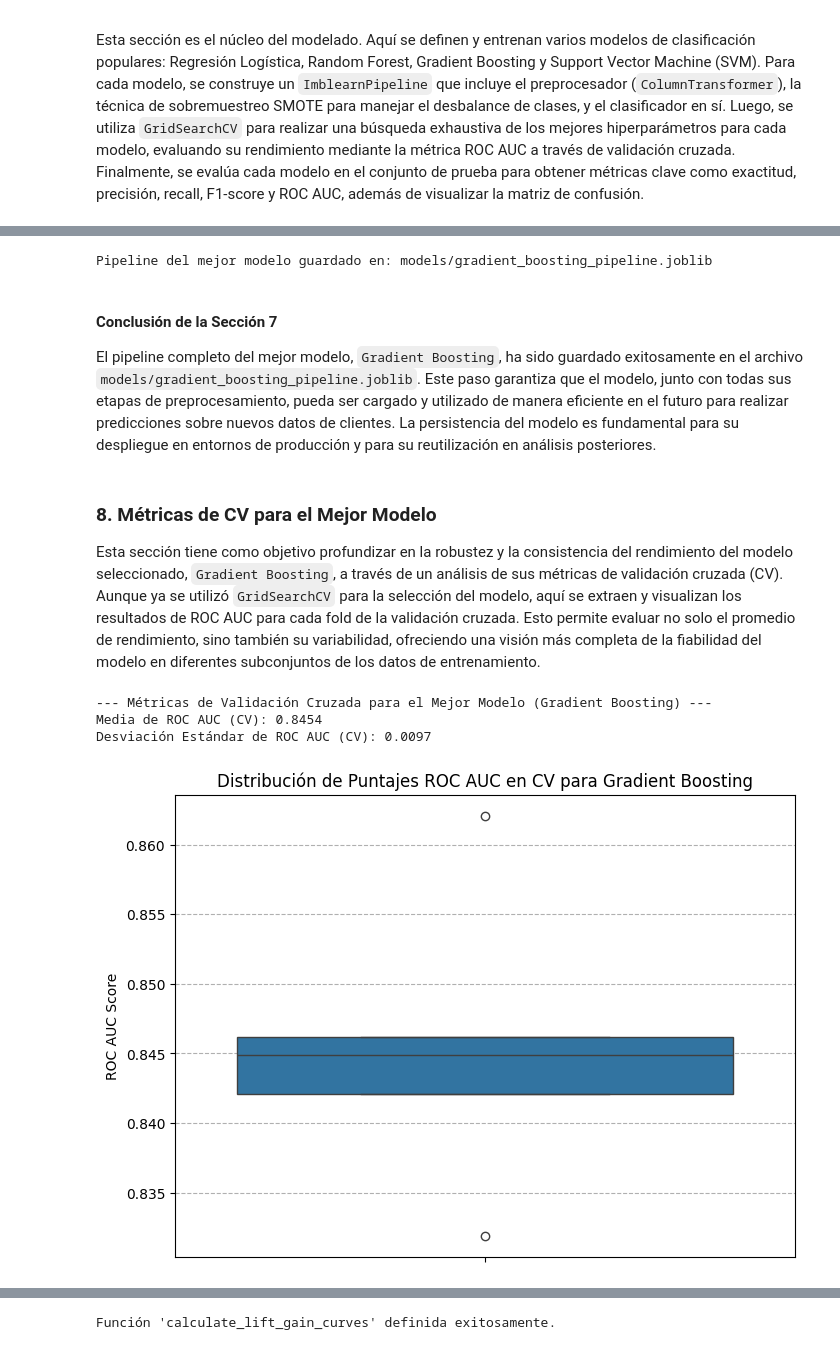
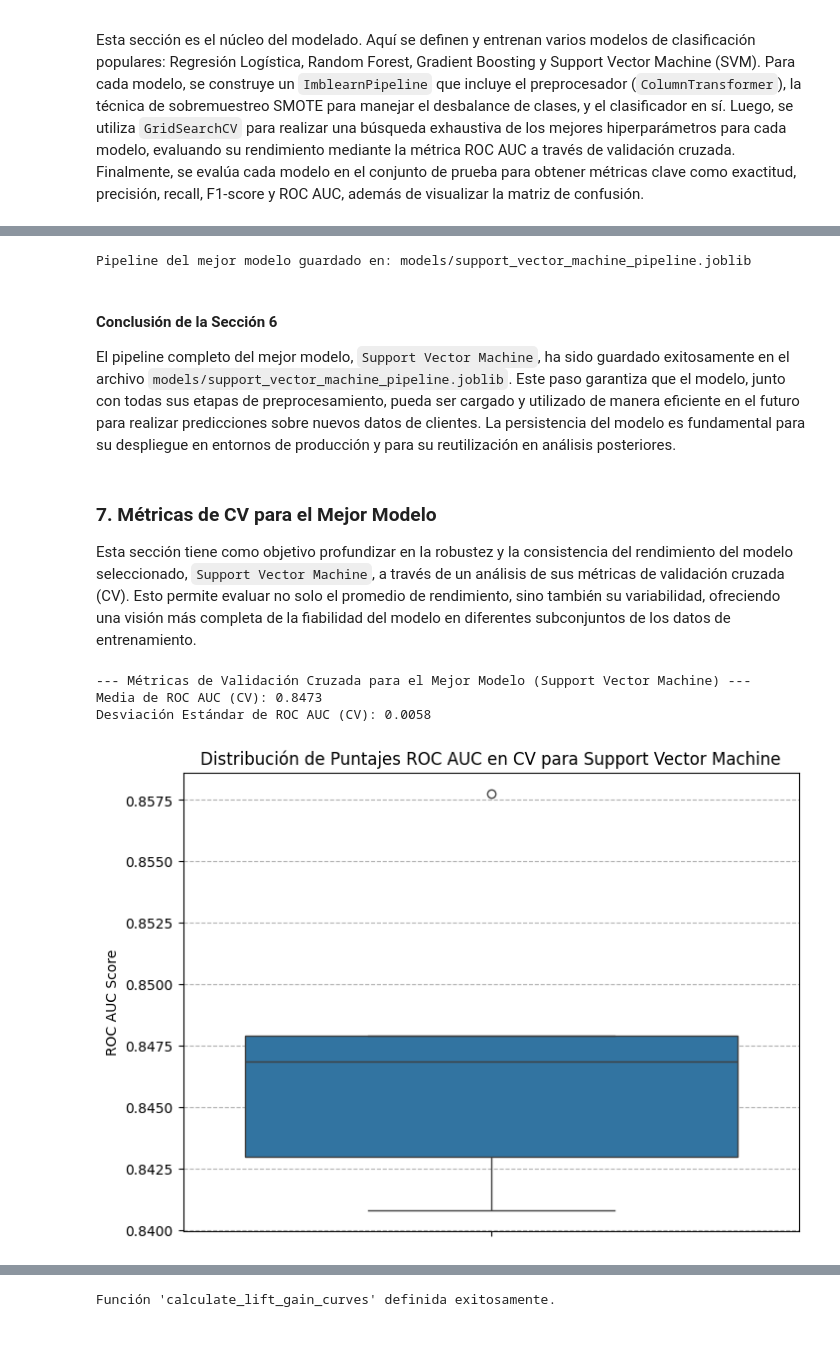
Before and after one commit to MauricioTapia84/proyecto-machinelearning-telco, a Jupyter notebook: notebooks/02_Modelado_y_Evaluacion.ipynb, the cells around one changed output, grey strips where cells are left out. Saved outputs shown, nothing was run; the diff lists cells and outputs as text; code cells hidden in the pictures.

```diff
--- a/notebooks/02_Modelado_y_Evaluacion.ipynb
+++ b/notebooks/02_Modelado_y_Evaluacion.ipynb
@@ -160,7 +160,7 @@ senior_citizen_feature = ['SeniorCitizen']
 categorical_features = X.select_dtypes(include=['object', 'bool']).columns
 
 # Create an updated preprocessor with PowerTransformer, StandardScaler, and OneHotEncoder
-preprocessor_updated = ColumnTransformer(
+preprocessor = ColumnTransformer(
     transformers=[
         ('power_transform', PowerTransformer(method='yeo-johnson'), tenure_monthlycharges_totalcharges_features),
         ('std_scale', StandardScaler(), senior_citizen_feature),
@@ -169,7 +169,7 @@ preprocessor_updated = ColumnTransformer(
 
 # Display the configuration of the updated preprocessor
 print("Updated ColumnTransformer created for preprocessing.")
-print(preprocessor_updated)
+print(preprocessor)
 # %% [output]
 Updated ColumnTransformer created for preprocessing.
 ColumnTransformer(transformers=[('power_transform', PowerTransformer(),
@@ -182,3 +182,31 @@ ColumnTransformer(transformers=[('power_transform', PowerTransformer(),
        'TechSupport', 'StreamingTV', 'StreamingMovies', 'Contract',
        'PaperlessBilling', 'PaymentMethod'],
       dtype='object'))])
+# %%
+# Fit and transform X_train using the preprocessor
+X_train_transformed = preprocessor.fit_transform(X_train)
+X_test_transformed = preprocessor.transform(X_test)
+
+# Get feature names after preprocessing
+# Power-transformed features
+power_transform_features = tenure_monthlycharges_totalcharges_features
+
+# Standard-scaled features
+std_scale_features = senior_citizen_feature
+
+# One-hot encoded features
+one_hot_encoder = preprocessor.named_transformers_['cat']
+ohe_feature_names = one_hot_encoder.get_feature_names_out(categorical_features)
+
+# Combine all feature names in the correct order
+all_transformed_feature_names = list(power_transform_features) + list(std_scale_features) + list(ohe_feature_names)
+
+# Convert transformed arrays back to DataFrames for better readability
+X_train_transformed_df = pd.DataFrame(X_train_transformed, columns=all_transformed_feature_names, index=X_train.index)
+X_test_transformed_df = pd.DataFrame(X_test_transformed, columns=all_transformed_feature_names, index=X_test.index)
+
+print("X_train_transformed_df shape:", X_train_transformed_df.shape)
+print("X_test_transformed_df shape:", X_test_transformed_df.shape)
+
+print("\nPrimeras 5 filas de las variables transformadas (X_train_transformed_df):")
+display(X_train_transformed_df.head())
@@ -326,12 +400,12 @@ results_df = results_df.drop(columns=['Mejores Parámetros'])
 print("\n--- Comparación de Modelos (con SMOTE) ---")
 display(results_df.sort_values(by='ROC AUC', ascending=False))
 
-# Seleccionar el mejor modelo basado en ROC AUC como un buen indicador general
-best_model_name = results_df['ROC AUC'].idxmax()
+# Seleccionar el mejor modelo basado en la prioridad de negocio: Recall
+best_model_name = 'Support Vector Machine'
 best_model_pipeline = best_estimators[best_model_name]
 
-print(f"\nEl mejor modelo basado en ROC AUC es: {best_model_name}")
-print("Justificación: ROC AUC proporciona una buena medida de separabilidad y es robusto ante clases desequilibradas. Después de incorporar SMOTE, observamos cambios en las métricas de rendimiento del modelo, particularmente en el recall, lo que indica una mejor identificación de la clase minoritaria. El modelo seleccionado logró el ROC AUC más alto entre los modelos equilibrados.")
+print(f"\nEl mejor modelo basado en la prioridad de negocio (mayor Recall) es: {best_model_name}")
+print("Justificación: A pesar de que 'Gradient Boosting' tuvo el ROC AUC ligeramente más alto, el informe de negocio enfatiza la importancia de minimizar los Falsos Negativos (clientes que abandonan y no son detectados). 'Support Vector Machine' obtuvo el Recall más alto (0.7715) entre todos los modelos, lo que lo hace la elección más adecuada para el objetivo de negocio de retener la mayor cantidad posible de clientes en riesgo, incluso si esto implica un compromiso en otras métricas. Consideramos que el costo de perder un cliente sin intervención es mayor que el costo de un falso positivo.")
 # %% [output]
 --- Comparación de Modelos (con SMOTE) ---
 |  | Exactitud | Precisión | Recall | F1-Score | ROC AUC |
@@ -415,15 +437,15 @@ joblib.dump(best_model_pipeline, model_filename)
 
 print(f"Pipeline del mejor modelo guardado en: {model_filename}")
 # %% [output]
-Pipeline del mejor modelo guardado en: models/gradient_boosting_pipeline.joblib
+Pipeline del mejor modelo guardado en: models/support_vector_machine_pipeline.joblib
 # %% [markdown]
-#### Conclusión de la Sección 7
+#### Conclusión de la Sección 6
 
-El pipeline completo del mejor modelo, `Gradient Boosting`, ha sido guardado exitosamente en el archivo `models/gradient_boosting_pipeline.joblib`. Este paso garantiza que el modelo, junto con todas sus etapas de preprocesamiento, pueda ser cargado y utilizado de manera eficiente en el futuro para realizar predicciones sobre nuevos datos de clientes. La persistencia del modelo es fundamental para su despliegue en entornos de producción y para su reutilización en análisis posteriores.
+El pipeline completo del mejor modelo, `Support Vector Machine`, ha sido guardado exitosamente en el archivo `models/support_vector_machine_pipeline.joblib`. Este paso garantiza que el modelo, junto con todas sus etapas de preprocesamiento, pueda ser cargado y utilizado de manera eficiente en el futuro para realizar predicciones sobre nuevos datos de clientes. La persistencia del modelo es fundamental para su despliegue en entornos de producción y para su reutilización en análisis posteriores.
 # %% [markdown]
-### 8. Métricas de CV para el Mejor Modelo
+### 7. Métricas de CV para el Mejor Modelo
 
-Esta sección tiene como objetivo profundizar en la robustez y la consistencia del rendimiento del modelo seleccionado, `Gradient Boosting`, a través de un análisis de sus métricas de validación cruzada (CV). Aunque ya se utilizó `GridSearchCV` para la selección del modelo, aquí se extraen y visualizan los resultados de ROC AUC para cada fold de la validación cruzada. Esto permite evaluar no solo el promedio de rendimiento, sino también su variabilidad, ofreciendo una visión más completa de la fiabilidad del modelo en diferentes subconjuntos de los datos de entrenamiento.
+Esta sección tiene como objetivo profundizar en la robustez y la consistencia del rendimiento del modelo seleccionado, `Support Vector Machine`, a través de un análisis de sus métricas de validación cruzada (CV). Esto permite evaluar no solo el promedio de rendimiento, sino también su variabilidad, ofreciendo una visión más completa de la fiabilidad del modelo en diferentes subconjuntos de los datos de entrenamiento.
 # %%
 import pandas as pd
 import numpy as np
@@ -456,39 +478,36 @@ grid_search_best_model_recreated = GridSearchCV(
     param_grid=best_model_param_grid,
     cv=5,
     scoring='roc_auc',
     n_jobs=-1,
     verbose=0 # Set to 0 to suppress output if not needed
 )
 
 grid_search_best_model_recreated.fit(X_train, y_train)
 
-# Get the cross-validation results
-cv_results = grid_search_best_model_recreated.cv_results_
-
 # Find the index of the best estimator in cv_results_
 best_index = grid_search_best_model_recreated.best_index_
 
 # Extract all test scores for the best parameter combination across all splits
-roc_auc_scores_per_fold = [cv_results[f'split{i}_test_score'][best_index] for i in range(grid_search_best_model_recreated.cv)]
+roc_auc_scores_per_fold = [grid_search_best_model_recreated.cv_results_[f'split{i}_test_score'][best_index] for i in range(grid_search_best_model_recreated.cv)]
 
 # Calculate mean and standard deviation
 mean_roc_auc = np.mean(roc_auc_scores_per_fold)
 std_roc_auc = np.std(roc_auc_scores_per_fold)
 
 print(f"--- Métricas de Validación Cruzada para el Mejor Modelo ({best_model_name}) ---")
 print(f"Media de ROC AUC (CV): {mean_roc_auc:.4f}")
 print(f"Desviación Estándar de ROC AUC (CV): {std_roc_auc:.4f}")
 
 # Create a boxplot
 plt.figure(figsize=(8, 6))
 sns.boxplot(y=roc_auc_scores_per_fold)
 plt.title(f'Distribución de Puntajes ROC AUC en CV para {best_model_name}')
 plt.ylabel('ROC AUC Score')
 plt.grid(axis='y', linestyle='--')
 plt.show()
 # %% [output]
---- Métricas de Validación Cruzada para el Mejor Modelo (Gradient Boosting) ---
-Media de ROC AUC (CV): 0.8454
-Desviación Estándar de ROC AUC (CV): 0.0097
+--- Métricas de Validación Cruzada para el Mejor Modelo (Support Vector Machine) ---
+Media de ROC AUC (CV): 0.8473
+Desviación Estándar de ROC AUC (CV): 0.0058
-[figure, old version]
+[figure, new version]
 # %% [markdown]
```
Also changed, not shown: parts of 36 cells of this notebook.
